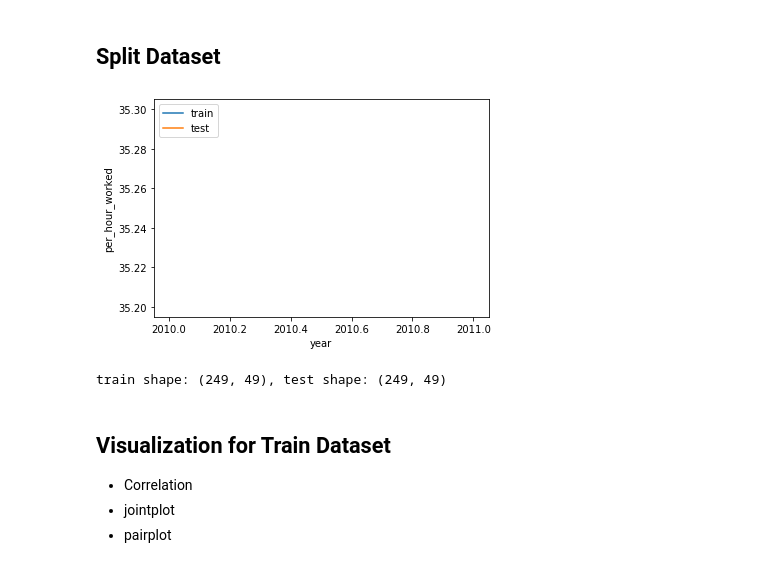
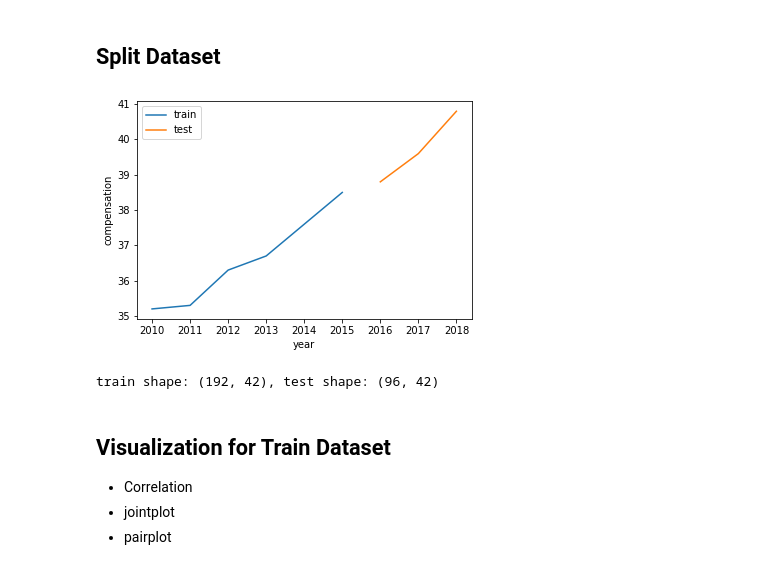
Before and after one commit to ADS-Group-15/eu-productivity-modeling, a Jupyter notebook: notebooks/models.ipynb, the cells around one changed output. Saved outputs shown, nothing was run; the diff lists cells and outputs as text; code cells hidden in the pictures.

```diff
--- a/notebooks/models.ipynb
+++ b/notebooks/models.ipynb
@@ -45,7 +43,7 @@ There are several ways to capture trends.
 - Take the mean of n years
 - ...
 # %%
-features = ['education', 'population', 'rd_expenditure', 'fertility_rate', 'education_funding']
+features = ['education', 'population', 'rd_expenditure', 'fertility_rate']
 shift_range = [1, 2]
 
 def add_trends(df):
@@ -152,25 +144,25 @@ df.head()
 # %%
 train_size = 0.7
 
 years = df['year'].unique()
 years = sorted(years)
 pivot = int(len(years) * train_size)
 train_index = years[:pivot]
 test_index = years[pivot:]
 
 train_df = df[df['year'].isin(train_index)]
 test_df = df[df['year'].isin(test_index)]
 
 train_temp = train_df[train_df['GEO'] == 'Denmark']
 test_temp = test_df[test_df['GEO'] == 'Denmark']
-sns.lineplot(data=train_temp, x='year', y='per_hour_worked', label='train')
-sns.lineplot(data=test_temp, x='year', y='per_hour_worked', label='test')
+sns.lineplot(data=train_temp, x='year', y='compensation', label='train')
+sns.lineplot(data=test_temp, x='year', y='compensation', label='test')
 plt.show()
 
 print(f'train shape: {train_df.shape}, test shape: {test_df.shape}')
 # %% [output]
-[figure, old version]
+[figure, new version]
-train shape: (249, 49), test shape: (249, 49)
+train shape: (192, 42), test shape: (96, 42)
 # %%
 # train_df = pd.read_csv('../data/interim/train.csv')
 # test_df = pd.read_csv('../data/interim/test.csv')
```
Also changed, not shown: parts of 20 cells of this notebook, 1 other file.
